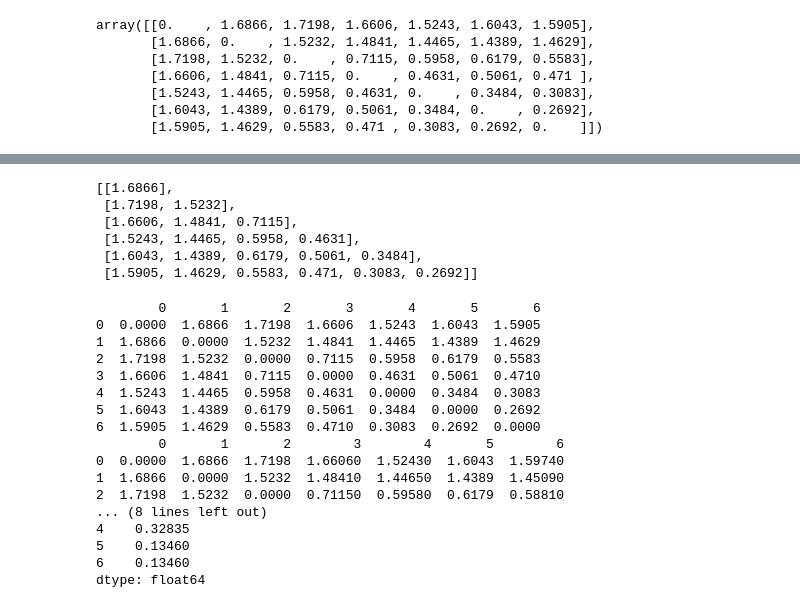
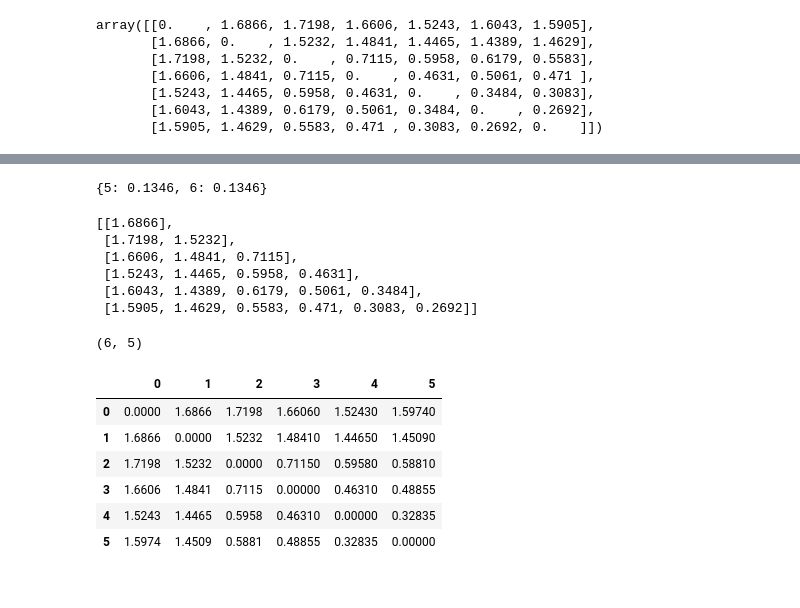
Before and after one commit to mequanent/Bioinformatics, a Jupyter notebook: hws_110761504.ipynb, the cells around one changed output, grey strips where cells are left out. Saved outputs shown, nothing was run; the diff lists cells and outputs as text; code cells hidden in the pictures.

```diff
--- a/hws_110761504.ipynb
+++ b/hws_110761504.ipynb
@@ -1086,24 +1093,14 @@ array([[0.    , 1.6866, 1.7198, 1.6606, 1.5243, 1.6043, 1.5905],
        [1.6043, 1.4389, 0.6179, 0.5061, 0.3484, 0.    , 0.2692],
        [1.5905, 1.4629, 0.5583, 0.471 , 0.3083, 0.2692, 0.    ]])
 # %%
-def min(a):
+def mini(a):
   loc = (0, 0)
   min = np.Inf
   for i in range(1, a.shape[0]):
-    row = []
     for j in range(i):
-      row.append(a[i][j])
       if a[i][j] < min:
         min = a[i][j]
         loc = (i, j)
-      #print(row)
   return min, loc
-
-min_dist, loc = min(distance)
-average = (distance[loc[0]] + distance[loc[1]]) / 2
-tree = {loc[0]:min_dist/2, loc[1]:min_dist/2}
-
-i, j = loc
-pair = {i:min_dist/2, j:min_dist/2}
-pair
+mini(distance)
 # %% [output]
@@ -1111,3 +1117,13 @@ pair
+# %%
+min_dist, loc = mini(distance)
+average = (distance[loc[0]] + distance[loc[1]]) / 2
+tree = {loc[0]:min_dist/2, loc[1]:min_dist/2}
+
+i, j = loc
+pair = {i:min_dist/2, j:min_dist/2}
+pair
+# %% [output]
+{5: 0.1346, 6: 0.1346}
 # %%
 # Get off diagonal part
 def offdiagonal(a):
@@ -1126,28 +1142,30 @@ offdiagonal(distance)
  [1.5243, 1.4465, 0.5958, 0.4631],
  [1.6043, 1.4389, 0.6179, 0.5061, 0.3484],
  [1.5905, 1.4629, 0.5583, 0.471, 0.3083, 0.2692]]
-# %%
-newdist = distance.copy()
-print(distance)
-newdist[i] = average
-newdist.loc[i] = average
-print(newdist)
-print(average)
-# %% [output]
-        0       1       2       3       4       5       6
-0  0.0000  1.6866  1.7198  1.6606  1.5243  1.6043  1.5905
-1  1.6866  0.0000  1.5232  1.4841  1.4465  1.4389  1.4629
-2  1.7198  1.5232  0.0000  0.7115  0.5958  0.6179  0.5583
-3  1.6606  1.4841  0.7115  0.0000  0.4631  0.5061  0.4710
-4  1.5243  1.4465  0.5958  0.4631  0.0000  0.3484  0.3083
-5  1.6043  1.4389  0.6179  0.5061  0.3484  0.0000  0.2692
-6  1.5905  1.4629  0.5583  0.4710  0.3083  0.2692  0.0000
-        0       1       2        3        4       5        6
-0  0.0000  1.6866  1.7198  1.66060  1.52430  1.6043  1.59740
-1  1.6866  0.0000  1.5232  1.48410  1.44650  1.4389  1.45090
-2  1.7198  1.5232  0.0000  0.71150  0.59580  0.6179  0.58810
-... (8 lines left out)
-4    0.32835
-5    0.13460
-6    0.13460
-dtype: float64
+# %%
+loc
+# %% [output]
+(6, 5)
+# %%
+k = min(loc)
+newdist = dist.copy()
+#print(newdist)
+newdist[k] = average # replace column with the average value
+#print(newdist)
+newdist.loc[k] = average # replace row with the average value
+#print(newdist)
+#print(average)
+# %%
+newdist.drop(6, inplace = True)
+newdist.drop(6, inplace = True, axis = 1)
+newdist.loc[k][k] = 0
+# %%
+newdist
+# %% [output]
+|  | 0 | 1 | 2 | 3 | 4 | 5 |
+| 0 | 0.0000 | 1.6866 | 1.7198 | 1.66060 | 1.52430 | 1.59740 |
+| 1 | 1.6866 | 0.0000 | 1.5232 | 1.48410 | 1.44650 | 1.45090 |
+| 2 | 1.7198 | 1.5232 | 0.0000 | 0.71150 | 0.59580 | 0.58810 |
+| 3 | 1.6606 | 1.4841 | 0.7115 | 0.00000 | 0.46310 | 0.48855 |
+| 4 | 1.5243 | 1.4465 | 0.5958 | 0.46310 | 0.00000 | 0.32835 |
+| 5 | 1.5974 | 1.4509 | 0.5881 | 0.48855 | 0.32835 | 0.00000 |
```
Also changed, not shown: parts of 9 cells of this notebook.
